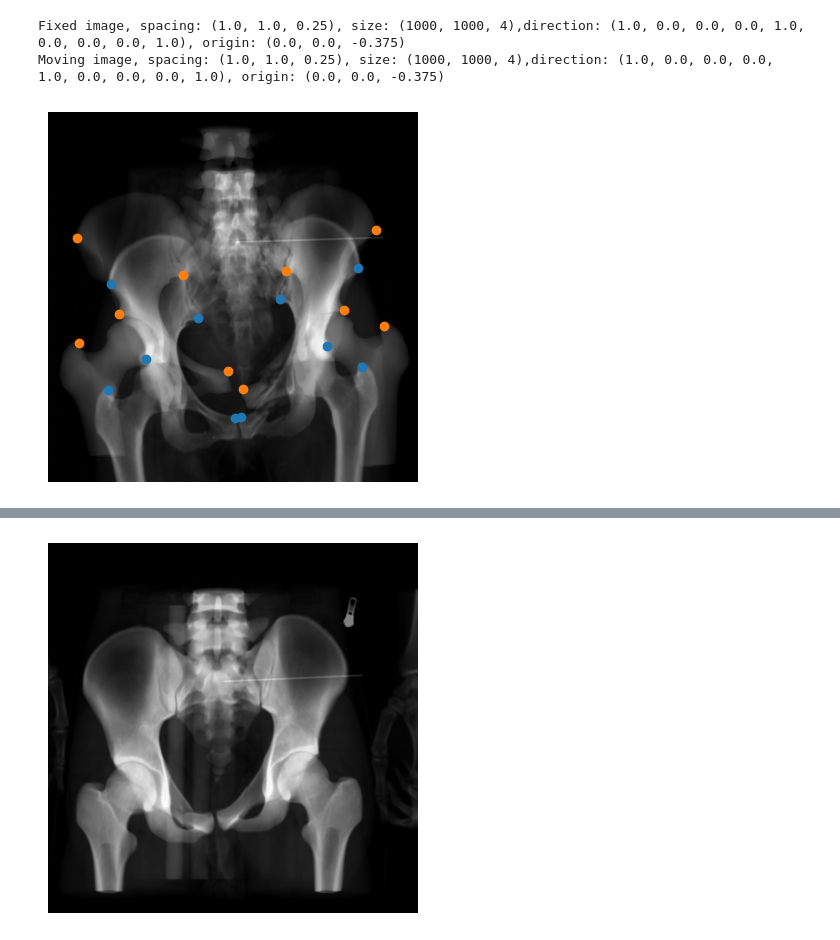
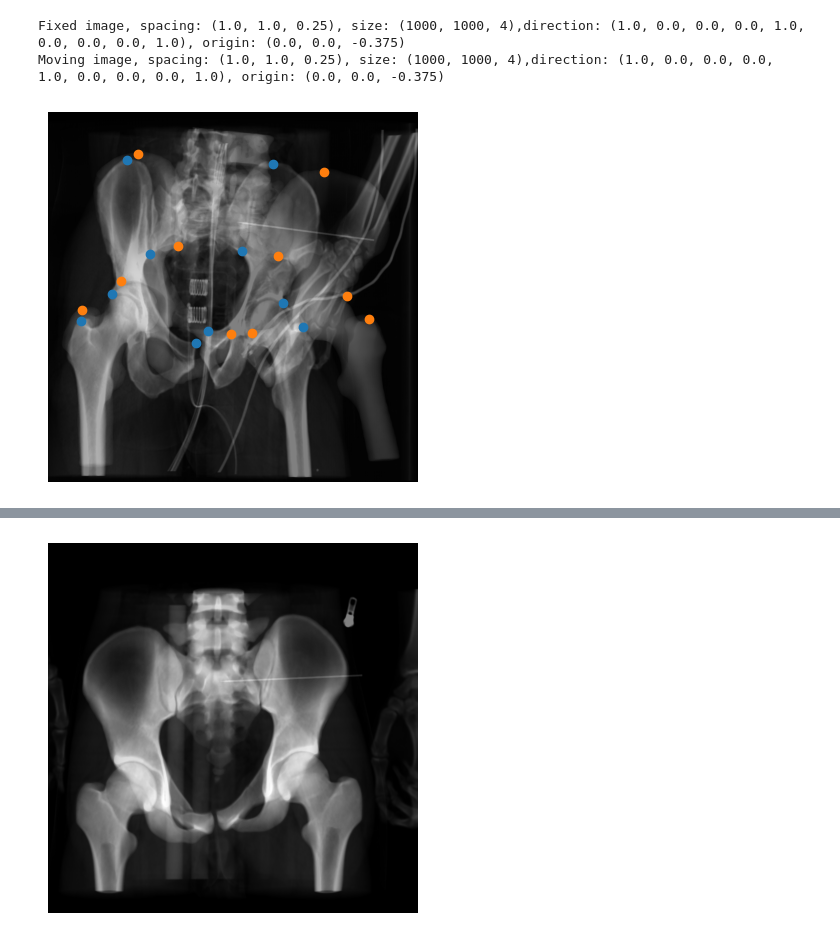
Before and after one commit to Vojtech-Benda/ca_isf, a Jupyter notebook: sitkRegistration.ipynb, the cells around one changed output, grey strips where cells are left out. Cells and saved outputs as stored; diff of their text form; code cells hidden in the pictures.

```diff
--- a/sitkRegistration.ipynb
+++ b/sitkRegistration.ipynb
@@ -101,27 +101,27 @@ def plotRegistrationErrors():
     # Adjust the spacing between subplots so that the axis labels don't overlap.
     plt.show()
 # %%
-num = "06"
+num = "02"
 movingImage = sitk.ReadImage(f"input_files\\pacient_{num}\\registration\\pacient{num}PreopAP.mha", sitk.sitkFloat32)
 fixedImage = sitk.ReadImage(f"input_files\\pacient_{num}\\registration\\pacient{num}IntraopAPST.mha", sitk.sitkFloat32)
 
 movingPoints = getPoints(f"input_files\\pacient_{num}\\registration\\pacient{num}PreopPointsAP.csv")
 fixedPoints = getPoints(f"input_files\\pacient_{num}\\registration\\pacient{num}IntraopPointsAP.csv")
 
 print(f"Fixed image, spacing: {fixedImage.GetSpacing()}, size: {fixedImage.GetSize()},"
       f"direction: {fixedImage.GetDirection()}, origin: {fixedImage.GetOrigin()}")
 print(f"Moving image, spacing: {movingImage.GetSpacing()}, size: {movingImage.GetSize()},"
       f"direction: {movingImage.GetDirection()}, origin: {movingImage.GetOrigin()}")
 plt.imshow(sitk.GetArrayViewFromImage(fixedImage)[0, ...], cmap="gray")
 plt.imshow(sitk.GetArrayViewFromImage(movingImage)[0, ...], cmap="gray", alpha=0.5)
 plt.scatter(list(np.array(fixedPoints).T)[0], list(np.array(fixedPoints).T)[1], c="#1f77b4")
 plt.scatter(list(np.array(movingPoints).T)[0], list(np.array(movingPoints).T)[1], c="#ff7f0e")
 plt.axis("off")
 plt.show()
 # %% [output]
 Fixed image, spacing: (1.0, 1.0, 0.25), size: (1000, 1000, 4),direction: (1.0, 0.0, 0.0, 0.0, 1.0, 0.0, 0.0, 0.0, 1.0), origin: (0.0, 0.0, -0.375)
 Moving image, spacing: (1.0, 1.0, 0.25), size: (1000, 1000, 4),direction: (1.0, 0.0, 0.0, 0.0, 1.0, 0.0, 0.0, 0.0, 1.0), origin: (0.0, 0.0, -0.375)
-[figure, old version]
+[figure, new version]
 # %%
 initialTransform = sitk.CenteredTransformInitializer(fixedImage, movingImage,
                                                      sitk.AffineTransform(3),
```
Also changed, not shown: parts of 4 cells of this notebook, 1 other file.
